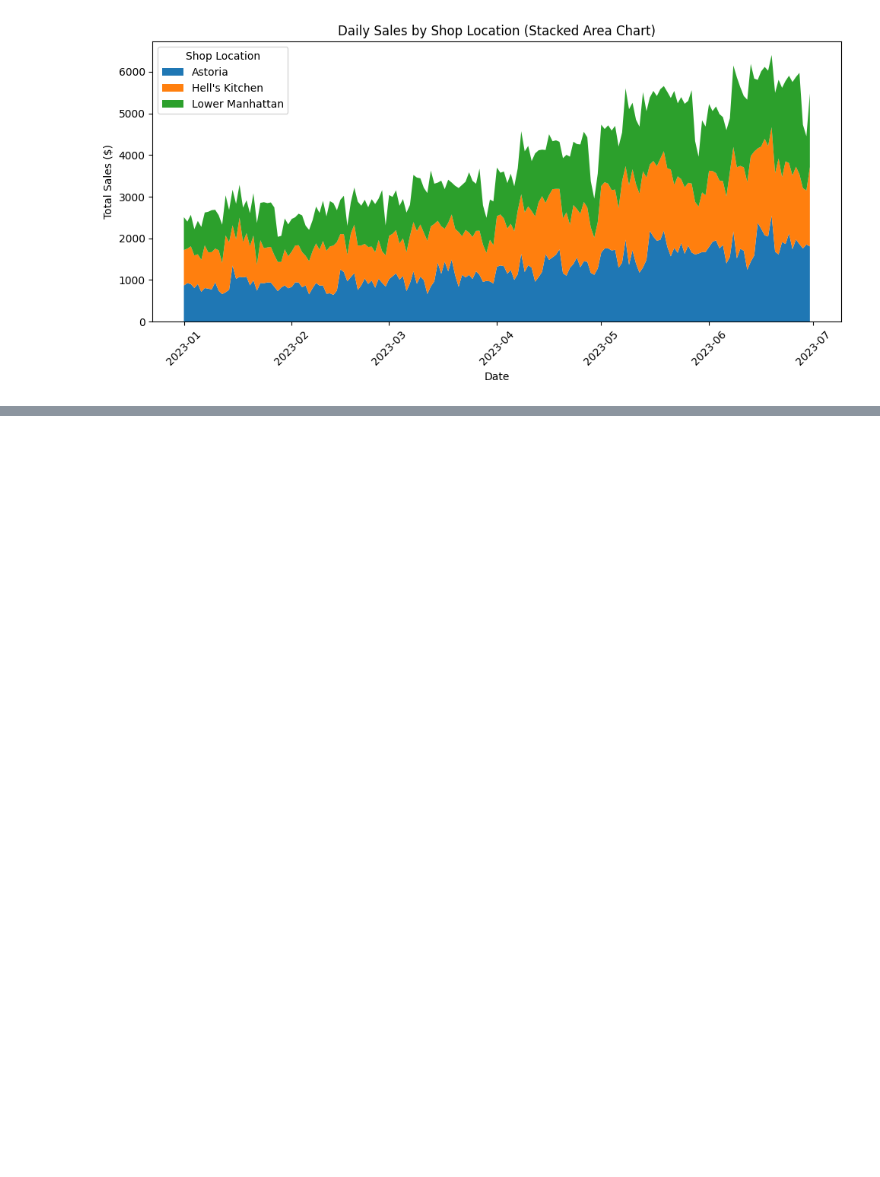
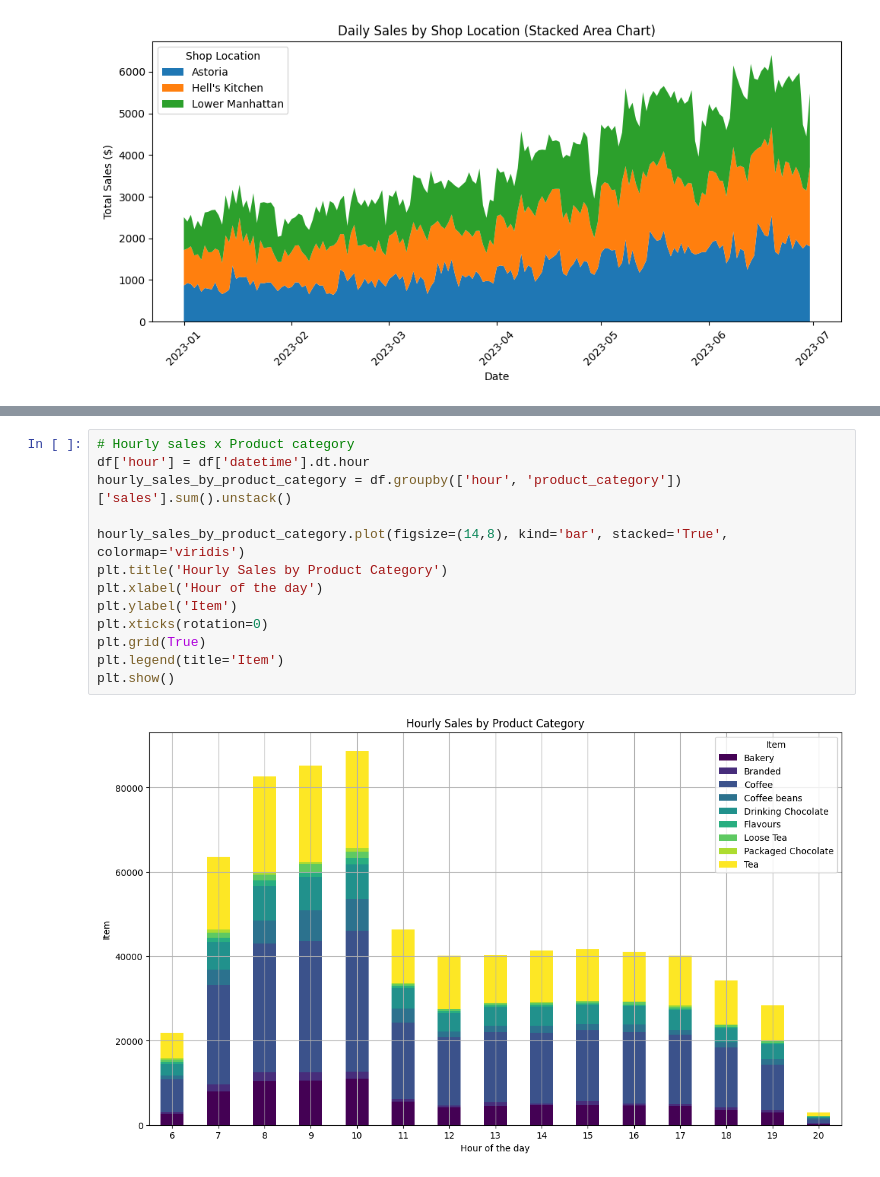
Before and after one commit to atharvaaswale/coffee-shop-sales, a Jupyter notebook: coffee_shop_sales.ipynb, the cells around one changed output, grey strips where cells are left out. Drawn from its saved outputs; the diff is of its cells as text; blank space fills up the shorter version.

```diff
--- a/coffee_shop_sales.ipynb
+++ b/coffee_shop_sales.ipynb
@@ -190,0 +278,15 @@ plt.show()
+# %%
+# Hourly sales x Product category
+df['hour'] = df['datetime'].dt.hour
+hourly_sales_by_product_category = df.groupby(['hour', 'product_category'])['sales'].sum().unstack()
+
+hourly_sales_by_product_category.plot(figsize=(14,8), kind='bar', stacked='True', colormap='viridis')
+plt.title('Hourly Sales by Product Category')
+plt.xlabel('Hour of the day')
+plt.ylabel('Item')
+plt.xticks(rotation=0)
+plt.grid(True)
+plt.legend(title='Item')
+plt.show()
+# %% [output]
+[figure, added]
```
Also changed, not shown: parts of 6 cells of this notebook.
